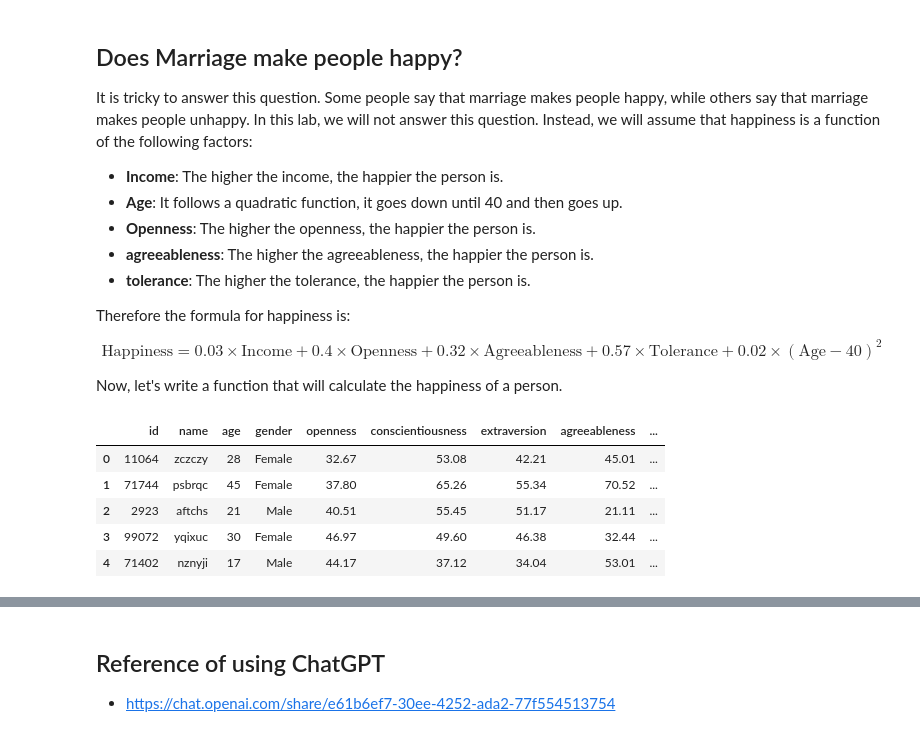
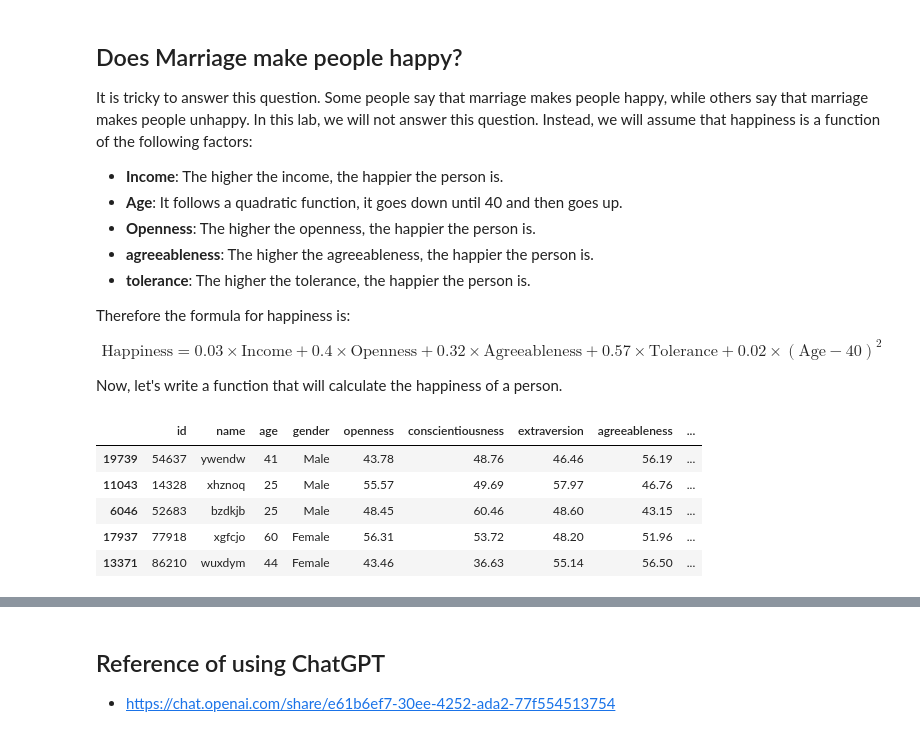
Before and after one commit to oceanumeric/ININ-tutorial, a Jupyter notebook: Labs/lab0_part_i.ipynb, the cells around one changed output, grey strips where cells are left out. Saved outputs shown, nothing was run; the diff lists cells and outputs as text; code cells hidden in the pictures.

```diff
--- a/Labs/lab0_part_i.ipynb
+++ b/Labs/lab0_part_i.ipynb
@@ -743,17 +743,21 @@ Now, let's write a function that will calculate the happiness of a person.
 def calculate_happiness(dataframe):
 
     # calculate the happiness
-    dataframe['happiness'] = 0.03 * dataframe['income'] +  0.4 * dataframe['openness'] + 0.32 * dataframe['agreeableness'] + 0.57 * dataframe['tolerance'] + 0.02 * (dataframe['age'] - 40)**2
+    dataframe['happiness'] = 0.003 * dataframe['income'] +  0.4 * dataframe['openness'] + 0.32 * dataframe['agreeableness'] + 0.57 * dataframe['tolerance'] + 0.02 * (dataframe['age'] - 40)**2
+
+    # round the values to 2 decimal places
+    dataframe = dataframe.round(2)
+
 
     return dataframe
 # %%
 foo_happiness = calculate_happiness(foo)
-# %%
-foo_happiness.head()
-# %% [output]
-|  | id | name | age | gender | openness | conscientiousness | extraversion | agreeableness | ... |
-| 0 | 11064 | zczczy | 28 | Female | 32.67 | 53.08 | 42.21 | 45.01 | ... |
-| 1 | 71744 | psbrqc | 45 | Female | 37.80 | 65.26 | 55.34 | 70.52 | ... |
-| 2 | 2923 | aftchs | 21 | Male | 40.51 | 55.45 | 51.17 | 21.11 | ... |
-| 3 | 99072 | yqixuc | 30 | Female | 46.97 | 49.60 | 46.38 | 32.44 | ... |
-| 4 | 71402 | nznyji | 17 | Male | 44.17 | 37.12 | 34.04 | 53.01 | ... |
+# %%
+foo_happiness.sample(5)
+# %% [output]
+|  | id | name | age | gender | openness | conscientiousness | extraversion | agreeableness | ... |
+| 19739 | 54637 | ywendw | 41 | Male | 43.78 | 48.76 | 46.46 | 56.19 | ... |
+| 11043 | 14328 | xhznoq | 25 | Male | 55.57 | 49.69 | 57.97 | 46.76 | ... |
+| 6046 | 52683 | bzdkjb | 25 | Male | 48.45 | 60.46 | 48.60 | 43.15 | ... |
+| 17937 | 77918 | xgfcjo | 60 | Female | 56.31 | 53.72 | 48.20 | 51.96 | ... |
+| 13371 | 86210 | wuxdym | 44 | Female | 43.46 | 36.63 | 55.14 | 56.50 | ... |
```
Also changed, not shown: parts of 4 cells of this notebook, 1 other file.
